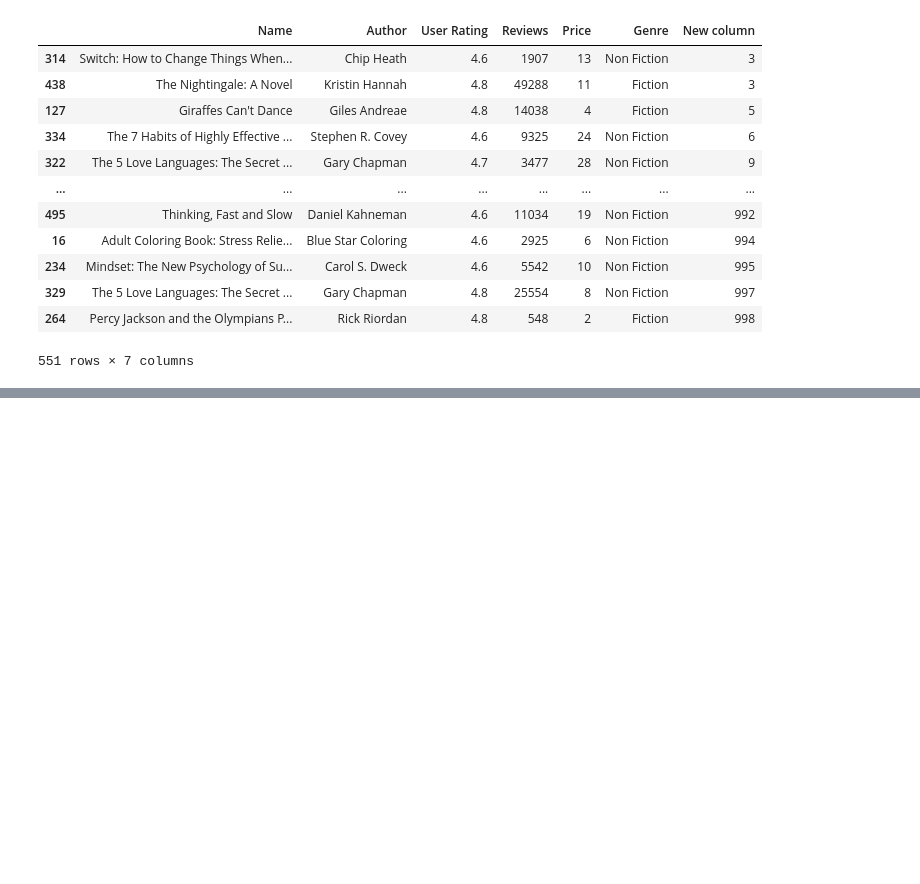
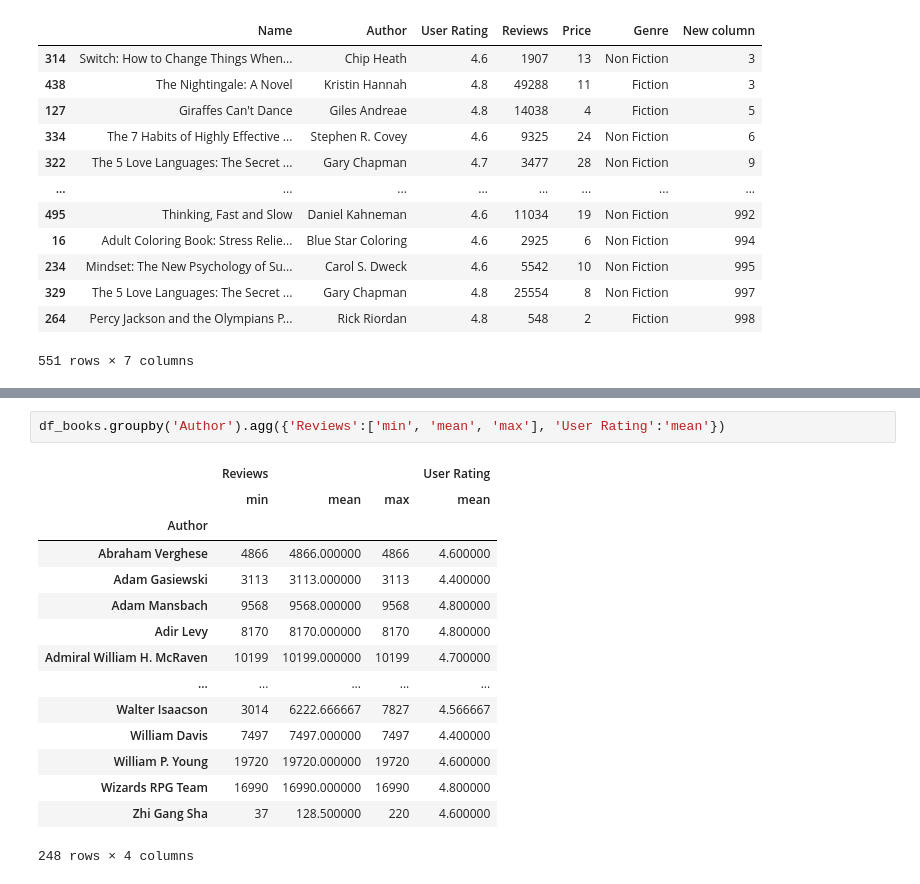
Before and after one commit to MarioChvx/my_notes, a Jupyter notebook: NumPy_Pandas/Pandas.ipynb, the cells around one changed output, grey strips where cells are left out. Drawn from its saved outputs; the diff is of its cells as text; blank space fills up the shorter version.

```diff
--- a/NumPy_Pandas/Pandas.ipynb
+++ b/NumPy_Pandas/Pandas.ipynb
@@ -468,0 +535,18 @@ df_books.sort_values('New column', ascending=True)
+# %%
+df_books.groupby('Author').agg({'Reviews':['min', 'mean', 'max'], 'User Rating':'mean'})
+# %% [output]
+|  | Reviews |  |  | User Rating |
+|  | min | mean | max | mean |
+| Author |  |  |  |  |
+| Abraham Verghese | 4866 | 4866.000000 | 4866 | 4.600000 |
+| Adam Gasiewski | 3113 | 3113.000000 | 3113 | 4.400000 |
+| Adam Mansbach | 9568 | 9568.000000 | 9568 | 4.800000 |
+| Adir Levy | 8170 | 8170.000000 | 8170 | 4.800000 |
+| Admiral William H. McRaven | 10199 | 10199.000000 | 10199 | 4.700000 |
+| ... | ... | ... | ... | ... |
+| Walter Isaacson | 3014 | 6222.666667 | 7827 | 4.566667 |
+| William Davis | 7497 | 7497.000000 | 7497 | 4.400000 |
+| William P. Young | 19720 | 19720.000000 | 19720 | 4.600000 |
+| Wizards RPG Team | 16990 | 16990.000000 | 16990 | 4.800000 |
+| Zhi Gang Sha | 37 | 128.500000 | 220 | 4.600000 |
+248 rows × 4 columns
```
Also changed, not shown: parts of 35 cells of this notebook.
